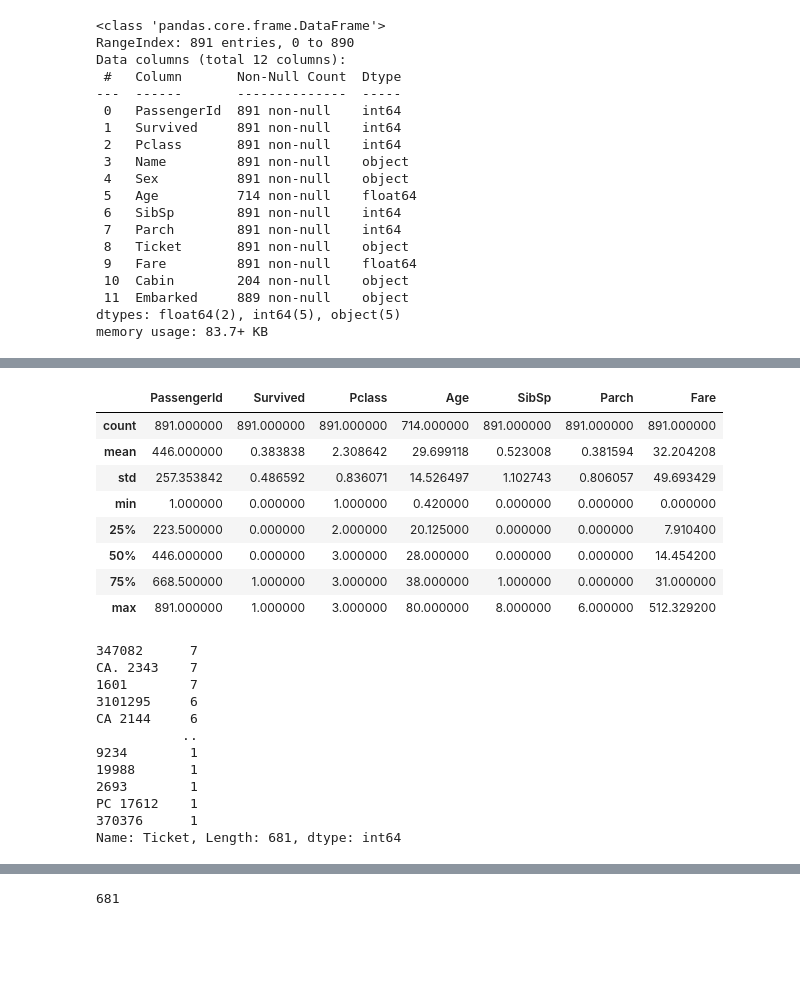
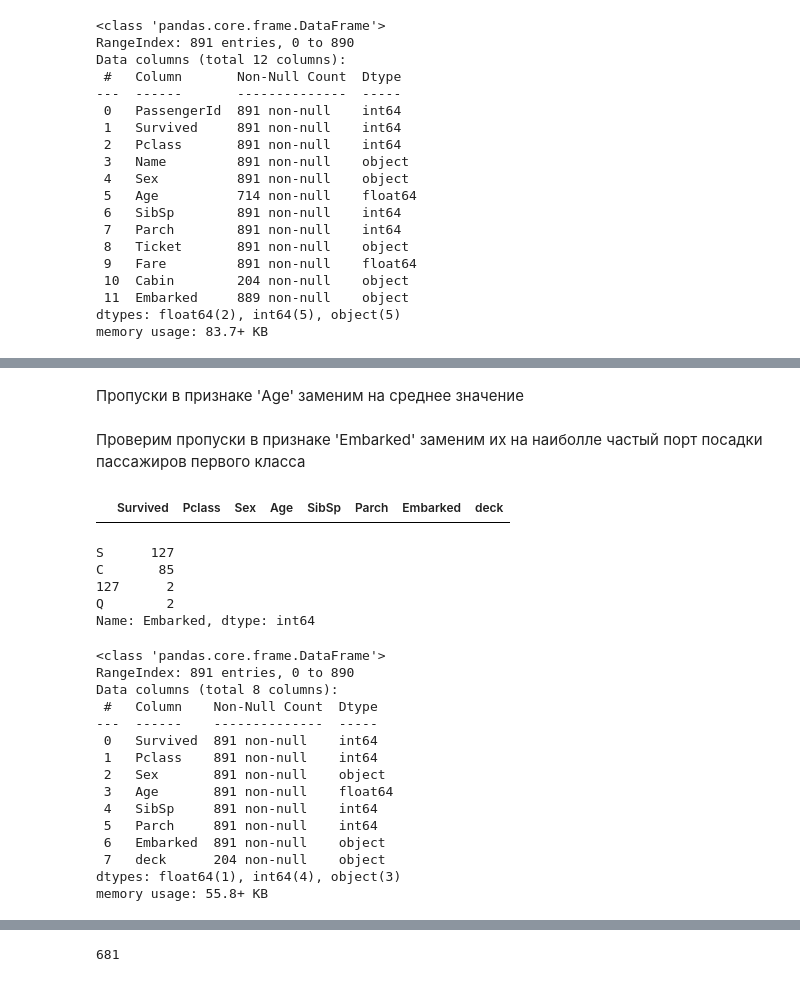
Before and after one commit to adtitovich/dsml-17, a Jupyter notebook: m4.ipynb, the cells around one changed output, grey strips where cells are left out. Cells and saved outputs as stored; diff of their text form; code cells hidden in the pictures; blank space fills up the shorter version.

```diff
--- a/m4.ipynb
+++ b/m4.ipynb
@@ -143,27 +152,39 @@ memory usage: 83.7+ KB
+# %%
+data['deck'] = data['Cabin'].str[:1]
+data = data.drop(columns=['PassengerId', 'Name', 'Ticket', 'Fare', 'Cabin'])
+# %% [markdown]
+Пропуски в признаке 'Age' заменим на среднее значение
+# %%
+data['Age'] = data['Age'].fillna(data['Age'].mean())
+# %% [markdown]
+Проверим пропуски в признаке 'Embarked' заменим их на наиболле частый порт посадки пассажиров первого класса
+# %%
+data[data['Embarked'].isna()].head()
+# %% [output]
+|  | Survived | Pclass | Sex | Age | SibSp | Parch | Embarked | deck |
+# %%
+data['Embarked'] = data['Embarked'].fillna(data[data['Pclass'] == 1]['Embarked'].value_counts()[0])
+# %% [output]
+S      127
+C       85
+127      2
+Q        2
+Name: Embarked, dtype: int64
 # %%
-data.describe()
+data.info()
 # %% [output]
-|  | PassengerId | Survived | Pclass | Age | SibSp | Parch | Fare |
-| count | 891.000000 | 891.000000 | 891.000000 | 714.000000 | 891.000000 | 891.000000 | 891.000000 |
-| mean | 446.000000 | 0.383838 | 2.308642 | 29.699118 | 0.523008 | 0.381594 | 32.204208 |
-| std | 257.353842 | 0.486592 | 0.836071 | 14.526497 | 1.102743 | 0.806057 | 49.693429 |
-| min | 1.000000 | 0.000000 | 1.000000 | 0.420000 | 0.000000 | 0.000000 | 0.000000 |
-| 25% | 223.500000 | 0.000000 | 2.000000 | 20.125000 | 0.000000 | 0.000000 | 7.910400 |
-| 50% | 446.000000 | 0.000000 | 3.000000 | 28.000000 | 0.000000 | 0.000000 | 14.454200 |
-| 75% | 668.500000 | 1.000000 | 3.000000 | 38.000000 | 1.000000 | 0.000000 | 31.000000 |
-| max | 891.000000 | 1.000000 | 3.000000 | 80.000000 | 8.000000 | 6.000000 | 512.329200 |
+<class 'pandas.core.frame.DataFrame'>
+RangeIndex: 891 entries, 0 to 890
+Data columns (total 8 columns):
+ #   Column    Non-Null Count  Dtype
+---  ------    --------------  -----
+ 0   Survived  891 non-null    int64
+ 1   Pclass    891 non-null    int64
+ 2   Sex       891 non-null    object
+ 3   Age       891 non-null    float64
+ 4   SibSp     891 non-null    int64
+ 5   Parch     891 non-null    int64
+ 6   Embarked  891 non-null    object
+ 7   deck      204 non-null    object
+dtypes: float64(1), int64(4), object(3)
+memory usage: 55.8+ KB
-# %%
-data.Ticket.value_counts()
-# %% [output]
-347082      7
-CA. 2343    7
-1601        7
-3101295     6
-CA 2144     6
-           ..
-9234        1
-19988       1
-2693        1
-PC 17612    1
-370376      1
-Name: Ticket, Length: 681, dtype: int64
```
Also changed, not shown: parts of 7 cells of this notebook.
